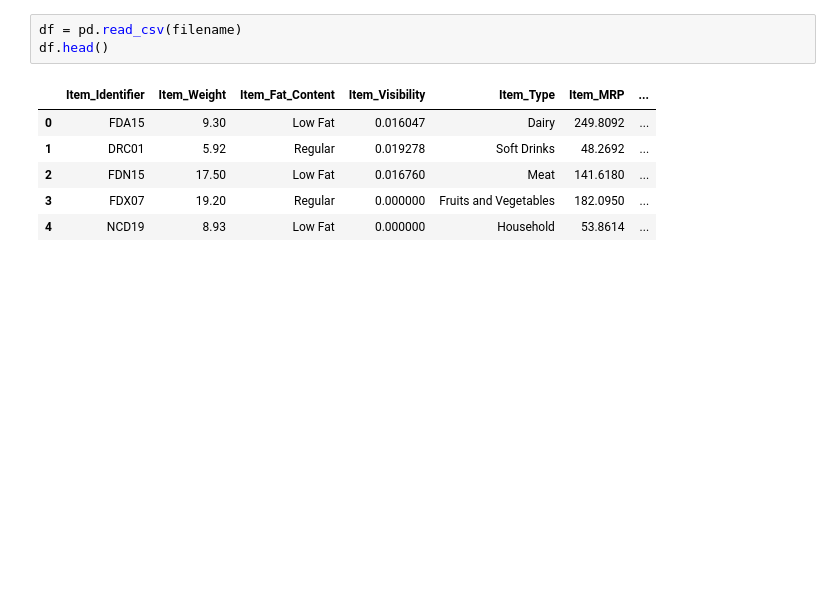
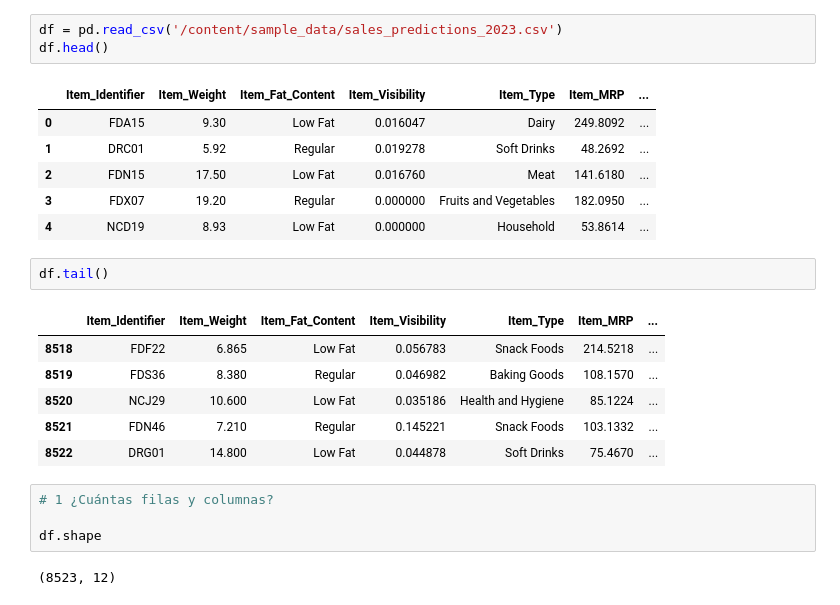
Before and after one commit to joseluisech/predicciones-de-ventas, a Jupyter notebook: predicciones_de_ventas.ipynb, the cells around one changed output. Drawn from its saved outputs; the diff is of its cells as text; blank space fills up the shorter version.

```diff
--- a/predicciones_de_ventas.ipynb
+++ b/predicciones_de_ventas.ipynb
@@ -6,5 +5,5 @@ filename = '/content/drive/MyDrive/Colab Notebooks/sales_predictions_2023.csv'
 # %%
-df = pd.read_csv(filename)
+df = pd.read_csv('/content/sample_data/sales_predictions_2023.csv')
 df.head()
 # %% [output]
 |  | Item_Identifier | Item_Weight | Item_Fat_Content | Item_Visibility | Item_Type | Item_MRP | ... |
@@ -13,3 +12,18 @@ df.head()
 | 2 | FDN15 | 17.50 | Low Fat | 0.016760 | Meat | 141.6180 | ... |
 | 3 | FDX07 | 19.20 | Regular | 0.000000 | Fruits and Vegetables | 182.0950 | ... |
 | 4 | NCD19 | 8.93 | Low Fat | 0.000000 | Household | 53.8614 | ... |
+# %%
+df.tail()
+# %% [output]
+|  | Item_Identifier | Item_Weight | Item_Fat_Content | Item_Visibility | Item_Type | Item_MRP | ... |
+| 8518 | FDF22 | 6.865 | Low Fat | 0.056783 | Snack Foods | 214.5218 | ... |
+| 8519 | FDS36 | 8.380 | Regular | 0.046982 | Baking Goods | 108.1570 | ... |
+| 8520 | NCJ29 | 10.600 | Low Fat | 0.035186 | Health and Hygiene | 85.1224 | ... |
+| 8521 | FDN46 | 7.210 | Regular | 0.145221 | Snack Foods | 103.1332 | ... |
+| 8522 | DRG01 | 14.800 | Low Fat | 0.044878 | Soft Drinks | 75.4670 | ... |
+# %%
+# 1 ¿Cuántas filas y columnas?
+
+df.shape
+# %% [output]
+(8523, 12)
```
Also changed, not shown: parts of 18 cells of this notebook.
